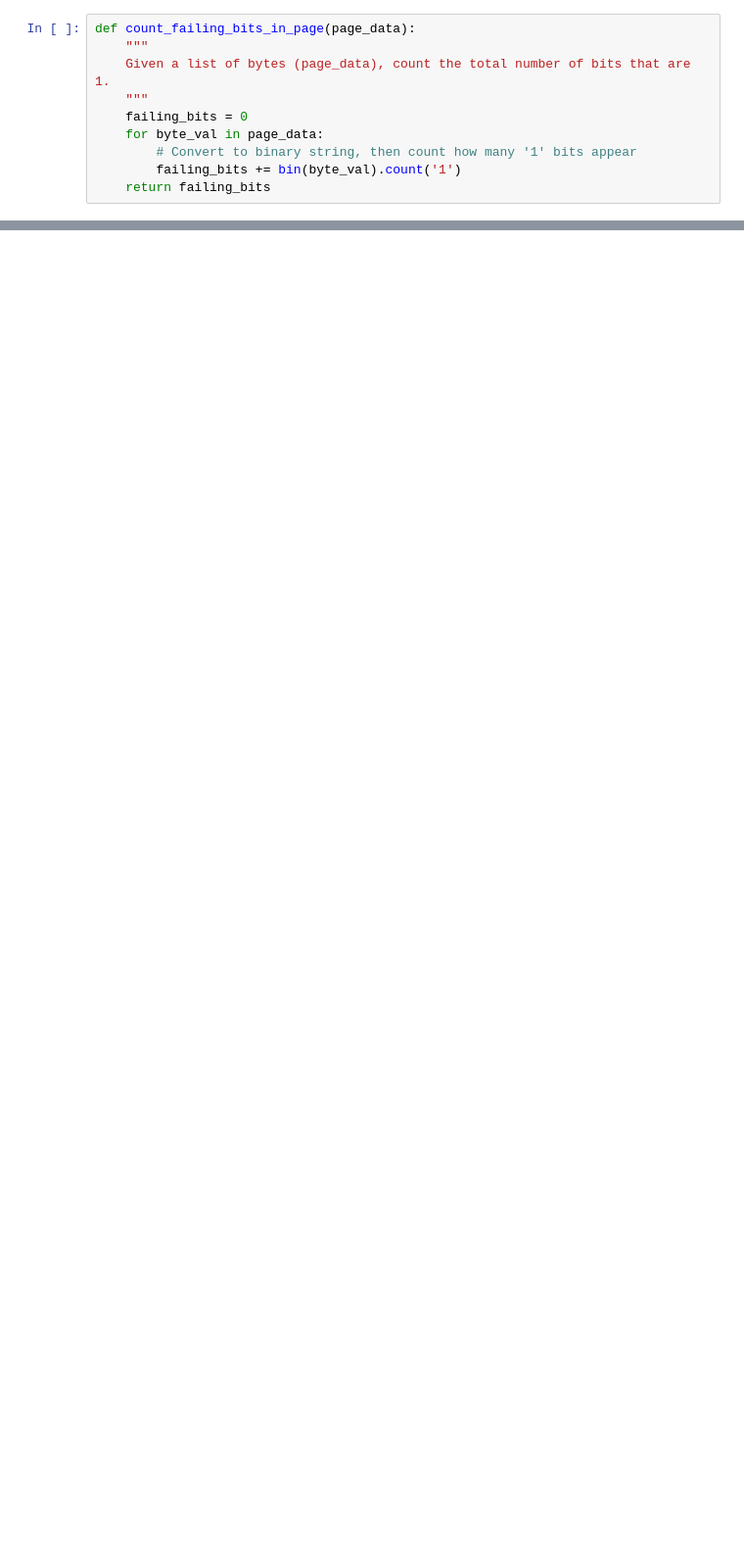
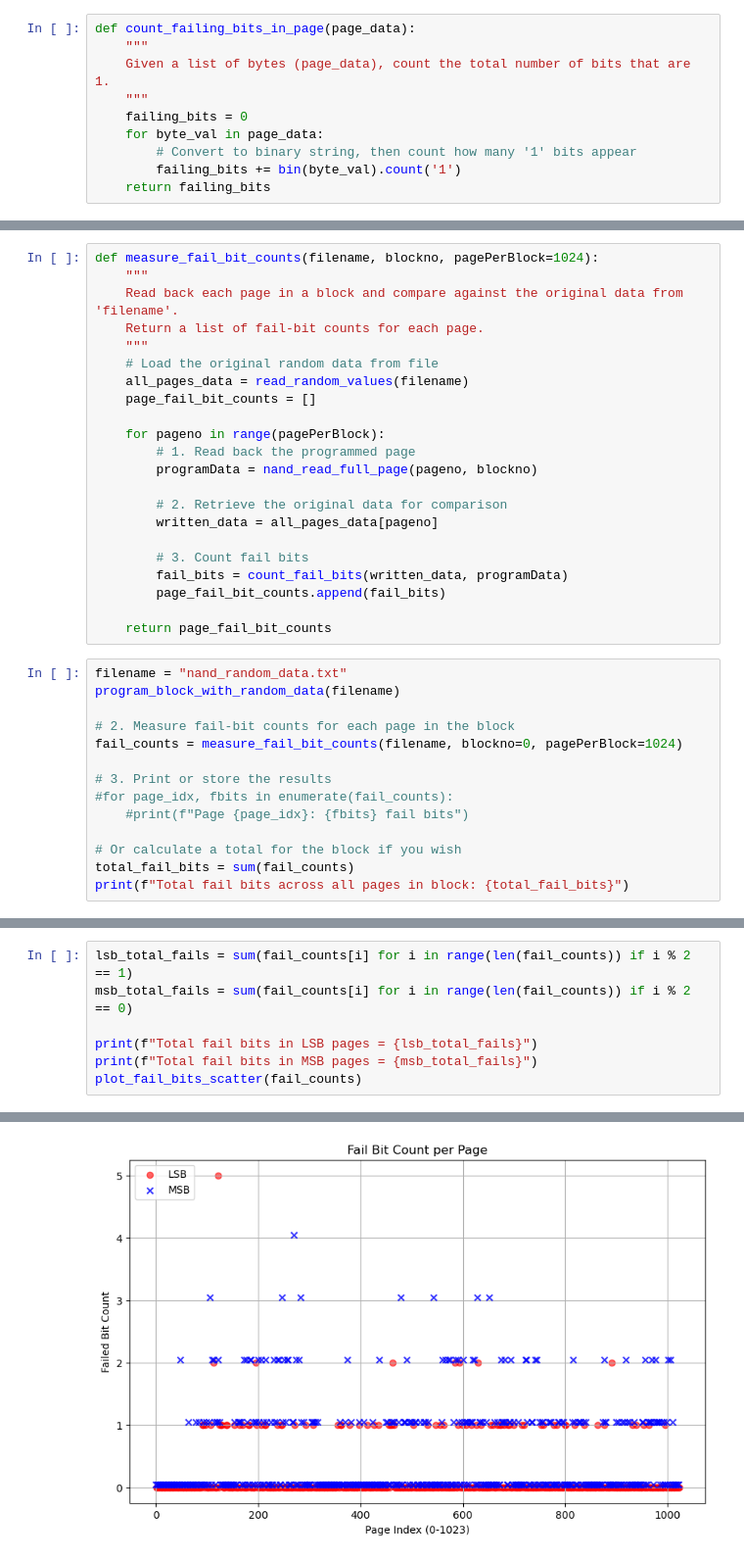
Before and after one commit to habib1710001/PyFlashFT-Python-Based-NAND-FLASH-Memory-Operations-with-FTDI-systems, a Jupyter notebook: PyFlashFT.ipynb, the cells around one changed output, grey strips where cells are left out. Shown at 98% size. Cells and saved outputs as stored; diff of their text form; blank space fills up the shorter version.

```diff
--- a/PyFlashFT.ipynb
+++ b/PyFlashFT.ipynb
@@ -811,0 +788,36 @@ plt.show()
+# %%
+def measure_fail_bit_counts(filename, blockno, pagePerBlock=1024):
+    """
+    Read back each page in a block and compare against the original data from 'filename'.
+    Return a list of fail-bit counts for each page.
+    """
+    # Load the original random data from file
+    all_pages_data = read_random_values(filename)
+    page_fail_bit_counts = []
+
+    for pageno in range(pagePerBlock):
+        # 1. Read back the programmed page
+        programData = nand_read_full_page(pageno, blockno)
+
+        # 2. Retrieve the original data for comparison
+        written_data = all_pages_data[pageno]
+
+        # 3. Count fail bits
+        fail_bits = count_fail_bits(written_data, programData)
+        page_fail_bit_counts.append(fail_bits)
+
+    return page_fail_bit_counts
+# %%
+filename = "nand_random_data.txt"
+program_block_with_random_data(filename)
+
+# 2. Measure fail-bit counts for each page in the block
+fail_counts = measure_fail_bit_counts(filename, blockno=0, pagePerBlock=1024)
+
+# 3. Print or store the results
+#for page_idx, fbits in enumerate(fail_counts):
+    #print(f"Page {page_idx}: {fbits} fail bits")
+
+# Or calculate a total for the block if you wish
+total_fail_bits = sum(fail_counts)
+print(f"Total fail bits across all pages in block: {total_fail_bits}")
@@ -811,0 +868,8 @@ plt.show()
+# %%
+lsb_total_fails = sum(fail_counts[i] for i in range(len(fail_counts)) if i % 2 == 1)
+msb_total_fails = sum(fail_counts[i] for i in range(len(fail_counts)) if i % 2 == 0)
+
+print(f"Total fail bits in LSB pages = {lsb_total_fails}")
+print(f"Total fail bits in MSB pages = {msb_total_fails}")
+plot_fail_bits_scatter(fail_counts)
+# %% [output]
@@ -811,0 +878 @@ plt.show()
+[figure, added]
```
Also changed, not shown: parts of 21 cells of this notebook.
